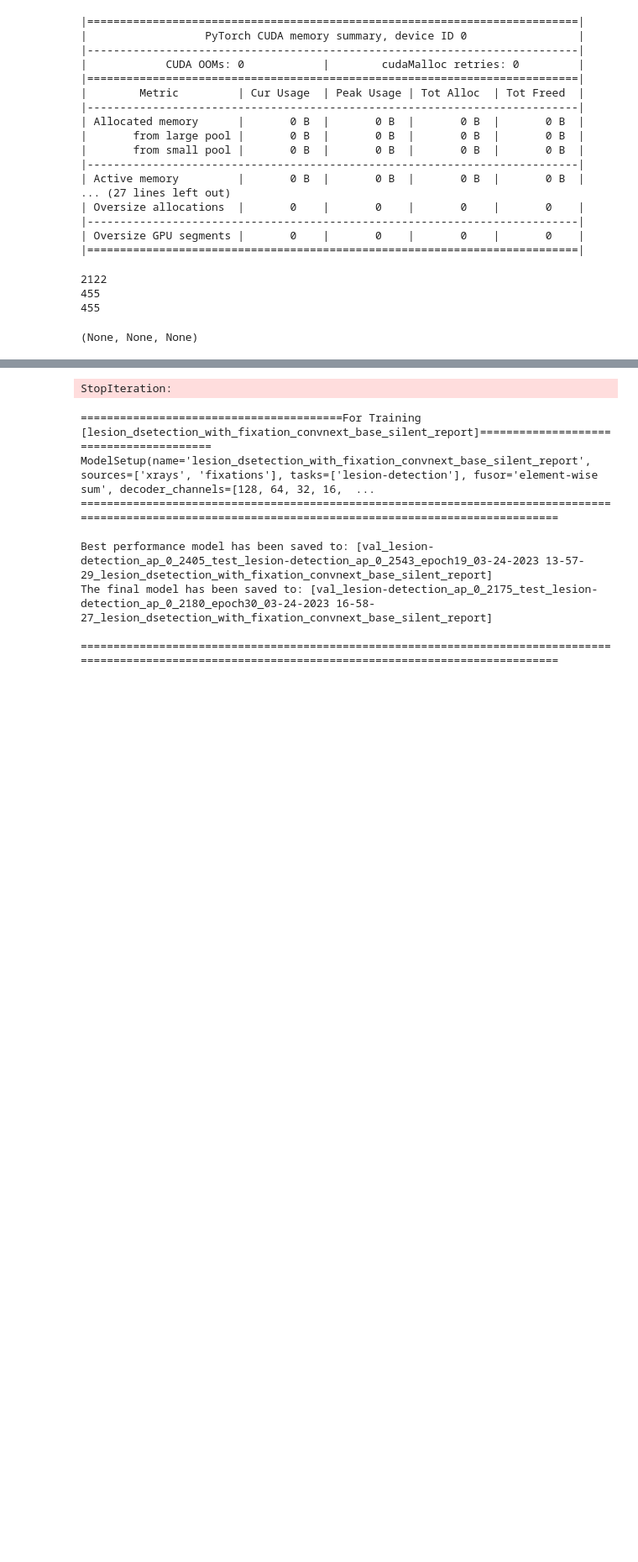
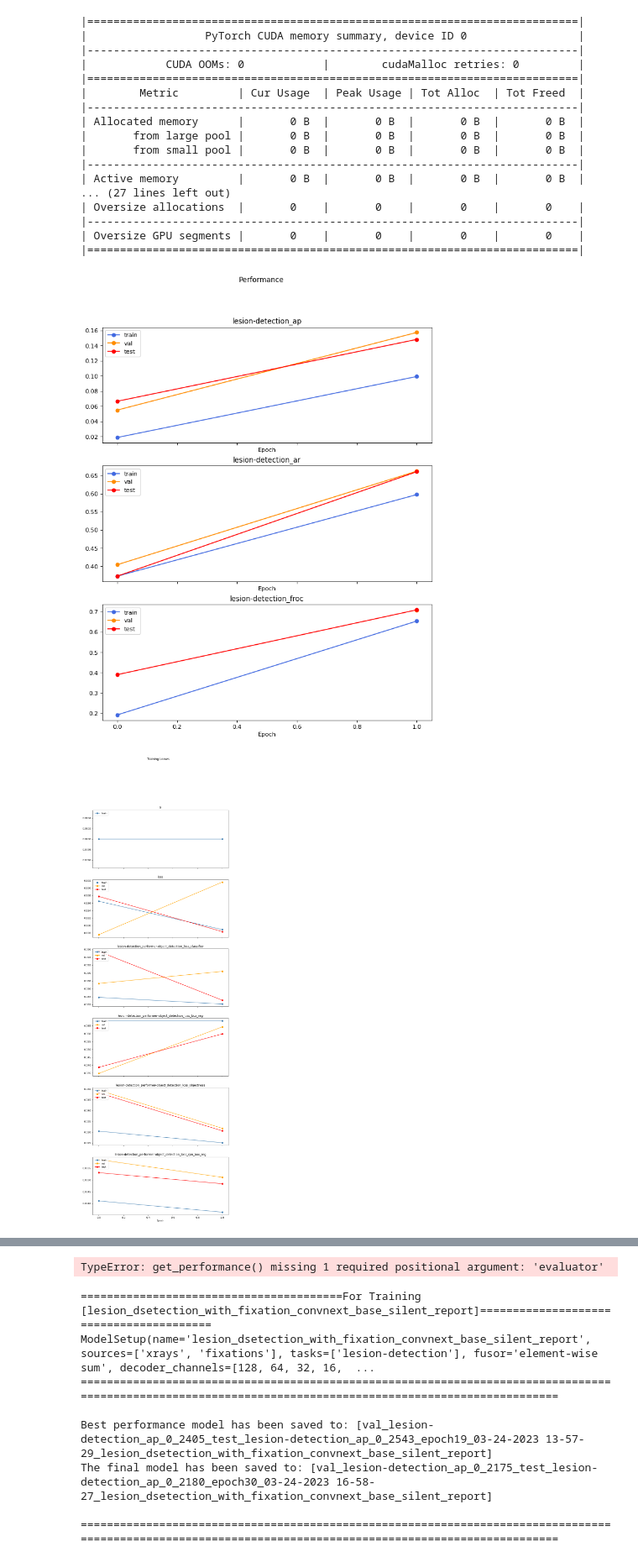
Before and after one commit to ChihchengHsieh/MIMIC-Eye-applications, a Jupyter notebook: [dev] andre_training.ipynb, the cells around one changed output, grey strips where cells are left out. Shown: that part at 84% size. Cells and saved outputs as stored; diff of their text form; code cells hidden in the pictures; blank space fills up the shorter version.

Commit message:
training with froc.

```diff
--- a/[dev] andre_training.ipynb
+++ b/[dev] andre_training.ipynb
@@ -85,7 +84,7 @@ common_args = {
     "lr_scheduler": "ReduceLROnPlateau",  # ReduceLROnPlateau, MultiStepLR
     "reduceLROnPlateau_factor": 0.5,
     "reduceLROnPlateau_patience": 10,
-    "reduceLROnPlateau_full_stop": True, # set to false to continue run.
+    "reduceLROnPlateau_full_stop": True,  # set to false to continue run.
     "multiStepLR_milestones": [20, 40, 60, 80, 100],  # list(range(1,100)),
     "multiStepLR_gamma": 0.5,
     "use_mask": False,
@@ -95,24 +94,25 @@ common_args = {
     "loss_warmup_epochs": 0,  # should be larger than model warm up.
     "measure_test": True,
     "use_dynamic_weight": True,
+    "iou_thrs": np.array([0.5, 0.55, 0.6, 0.65, 0.7, 0.75, 0.8, 0.85, 0.9, 0.95]),
+    "maxDets": [1, 5, 10, 30],
 }
 
-silent_report_args = {
-    "fiaxtions_mode_input": "silent"
-}
+silent_report_args = {"fiaxtions_mode_input": "silent"}
 
-full_report_args = {
-    "fiaxtions_mode_input": "normal"
-}
+full_report_args = {"fiaxtions_mode_input": "normal"}
+
+reporting_report_args = {"fiaxtions_mode_input": "reporting"}
 
 chexpert_best_args = {
     "performance_standard_task": TaskStrs.CHEXPERT_CLASSIFICATION,
     "performance_standard_metric": "auc",
 }
 
+## using froc instead of the AP.
 lesion_detection_best_args = {
     "performance_standard_task": TaskStrs.LESION_DETECTION,
-    "performance_standard_metric": "ap",
+    "performance_standard_metric": "froc",
 }
 
 with_fix_args = {
@@ -241,13 +231,6 @@ all_model_setups = [
 # %%
 num_epochs = 50
 train_infos: list[TrainingInfo] = []
-# %%
-print(len(train_dataset)), print(len(val_dataset)),print(len(test_dataset))
-# %% [output]
-2122
-455
-455
-(None, None, None)
 # %%
 # we have to mention that in order to provide objective evaluation, we compromise the dataset size, which also nagatively afftect the performance and generlaization.
 for setup in all_model_setups:
@@ -265,6 +248,7 @@ for setup in all_model_setups:
 
     model = create_model_from_setup(setup=setup)
     model = model.to(device)
+    model.task_performers["lesion-detection"].roi_heads.score_thresh = 0
 
     train_info.all_tasks = list(model.task_performers.keys())
     print(f" Model Size [{get_model_size_in_MB(model):.3f}] MB")
@@ -293,10 +277,11 @@ for setup in all_model_setups:
         dataset_params_dict=dataset_params_dict,
     )
 
-    raise StopIteration()
-
     train_dataloader, val_dataloader, test_dataloader = get_dataloaders(
-        train_dataset, val_dataset, test_dataset, batch_size=setup.batch_size,
+        train_dataset,
+        val_dataset,
+        test_dataset,
+        batch_size=setup.batch_size,
     )
 
     train_coco = None
@@ -314,6 +299,7 @@ for setup in all_model_setups:
             detect_eval_dataset=detect_eval_dataset,
             iou_thrs=setup.iou_thrs,
             use_iobb=setup.use_iobb,
+            maxDets=setup.maxDets,
         )
 
     train_info.timer.start_training()
@@ -345,7 +331,7 @@ for setup in all_model_setups:
 
         print(train_info)
         if dynamic_loss_weight:
-            for k,v  in dynamic_loss_weight.params.items():
+            for k, v in dynamic_loss_weight.params.items():
                 print(f"[{k}]: {v.item():.4f}")
 
         train_info.epoch = e
@@ -383,6 +369,7 @@ for setup in all_model_setups:
             evaluate_on_run=True,
             params_dict=eval_params_dict,
             dynamic_loss_weight=dynamic_loss_weight,
+            return_dt_gt=True,
         )
 
         # train_info.train_evaluators.append(train_evaluator)
@@ -401,6 +388,7 @@ for setup in all_model_setups:
             coco=val_coco,
             iou_types=iou_types,
             score_thres=None,
+            return_dt_gt=True,
         )
 
         # train_info.val_evaluators.append(val_evaluator)
@@ -408,6 +396,7 @@ for setup in all_model_setups:
 
         train_info.performance["train"].append(
             get_performance(
+                train_dataset,
                 train_info.all_tasks,
                 train_info.last_train_evaluator,
                 iouThr=0.5,
@@ -418,6 +407,7 @@ for setup in all_model_setups:
 
         train_info.performance["val"].append(
             get_performance(
+                val_dataset,
                 train_info.all_tasks,
                 train_info.last_val_evaluator,
                 iouThr=0.5,
@@ -436,11 +426,13 @@ for setup in all_model_setups:
                 coco=test_coco,
                 iou_types=iou_types,
                 score_thres=None,
+                return_dt_gt=True,
             )
             train_info.test_losses.append(get_data_from_metric_logger(test_logger))
 
             train_info.performance["test"].append(
                 get_performance(
+                    test_dataset,
                     train_info.all_tasks,
                     train_info.test_evaluator,
                     iouThr=0.5,
@@ -454,8 +446,8 @@ for setup in all_model_setups:
         # use Average Precision (Performance value) instead of loss in lr_scheduler.
         # val_loss = train_info.val_losses[-1]["loss"]
         val_performance_value = train_info.performance["val"][-1][
-                    setup.performance_standard_task
-                ][setup.performance_standard_metric]
+            setup.performance_standard_task
+        ][setup.performance_standard_metric]
 
         epoch_took, sec_already_took, speed = train_info.timer.end_epoch(
             train_info.epoch
@@ -519,30 +511,32 @@ for setup in all_model_setups:
                 test_coco=test_coco,
                 iou_types=iou_types,
                 score_thres=None,
                 dynamic_weight=dynamic_loss_weight,
             )
 
     train_info = end_train(
         setup=setup,
         train_info=train_info,
         model=model,
         optim=optimizer,
         eval_params_dict=eval_params_dict,
         last_val_performance=train_info.performance["val"][-1][
             setup.performance_standard_task
         ][setup.performance_standard_metric],
         test_dataloader=test_dataloader,
         device=device,
         test_coco=test_coco,
         iou_types=iou_types,
         score_thres=None,
         dynamic_weight=dynamic_loss_weight,
     )
 
     train_infos.append(train_info)
 
 # TODO: allow for any kind of pipeline.
 ## bb is not resizeda
 # 0.02?
 # 1645m 53.7s
 # %% [output]
+[figure, added]
+[figure, added]
@@ -554,4 +560,4 @@ Using pretrained backbone. convnext_base
-StopIteration:
+TypeError: get_performance() missing 1 required positional argument: 'evaluator'
 # %%
 # import matplotlib.pyplot as plt
 # # target_heatmap = model.evaluators['fixation-generation'].targets[0]['heatmaps']
```
Also changed, not shown: parts of 4 cells of this notebook, 26 other files.
